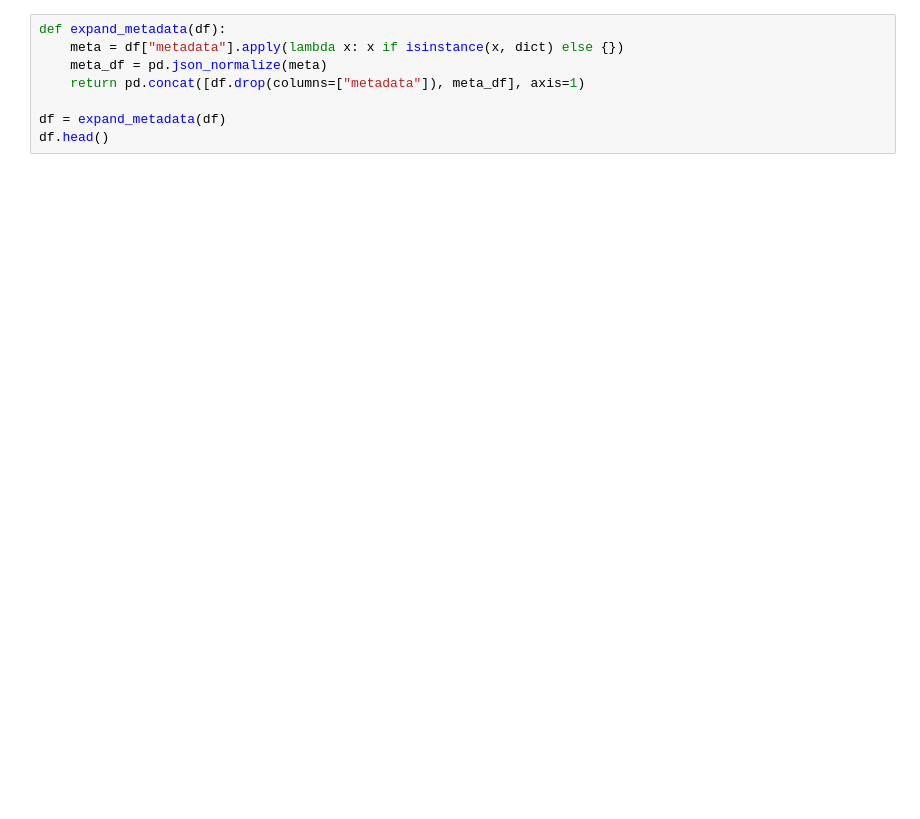
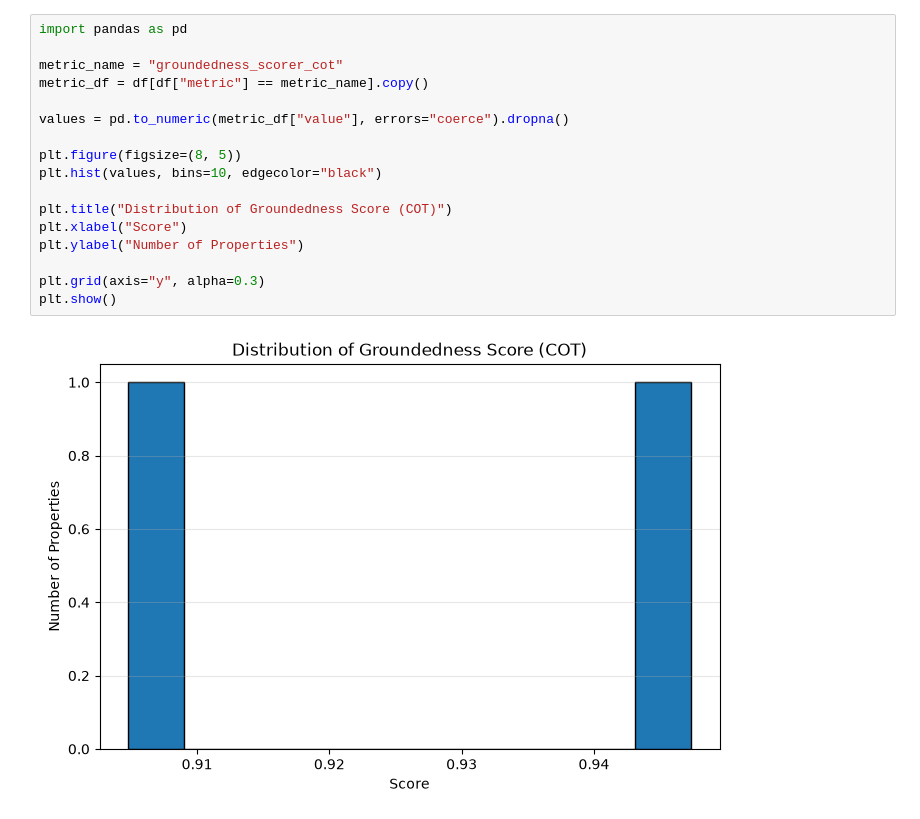
Before and after one commit to golkir/LLM-Property-Copy-Evaluation, a Jupyter notebook: evals.ipynb, the cells around one changed output. Saved outputs shown, nothing was run; the diff lists cells and outputs as text; blank space fills up the shorter version.

```diff
--- a/evals.ipynb
+++ b/evals.ipynb
@@ -79,9 +61,20 @@ The 'score' field is deprecated. Access sample scores through 'scores' instead.
 # %%
-def expand_metadata(df):
-    meta = df["metadata"].apply(lambda x: x if isinstance(x, dict) else {})
-    meta_df = pd.json_normalize(meta)
-    return pd.concat([df.drop(columns=["metadata"]), meta_df], axis=1)
+import pandas as pd
 
-df = expand_metadata(df)
-df.head()
+metric_name = "groundedness_scorer_cot"
+metric_df = df[df["metric"] == metric_name].copy()
+
+values = pd.to_numeric(metric_df["value"], errors="coerce").dropna()
+
+plt.figure(figsize=(8, 5))
+plt.hist(values, bins=10, edgecolor="black")
+
+plt.title("Distribution of Groundedness Score (COT)")
+plt.xlabel("Score")
+plt.ylabel("Number of Properties")
+
+plt.grid(axis="y", alpha=0.3)
+plt.show()
+# %% [output]
+[figure, added]
 # %%
```
Also changed, not shown: parts of 13 cells of this notebook, 23 other files.
